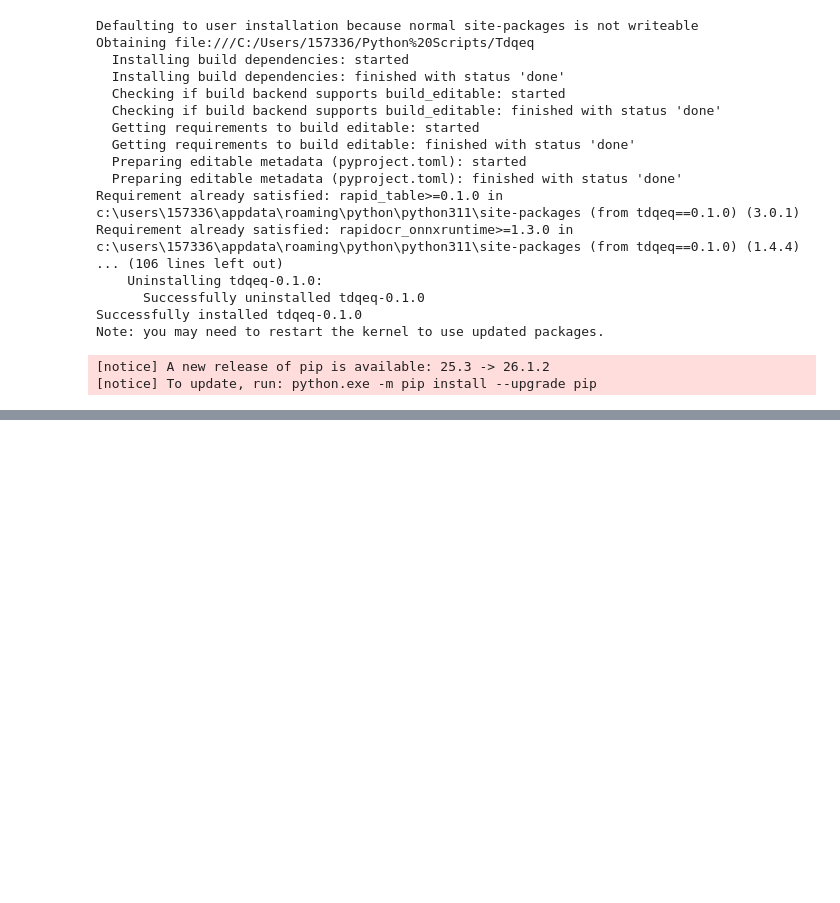
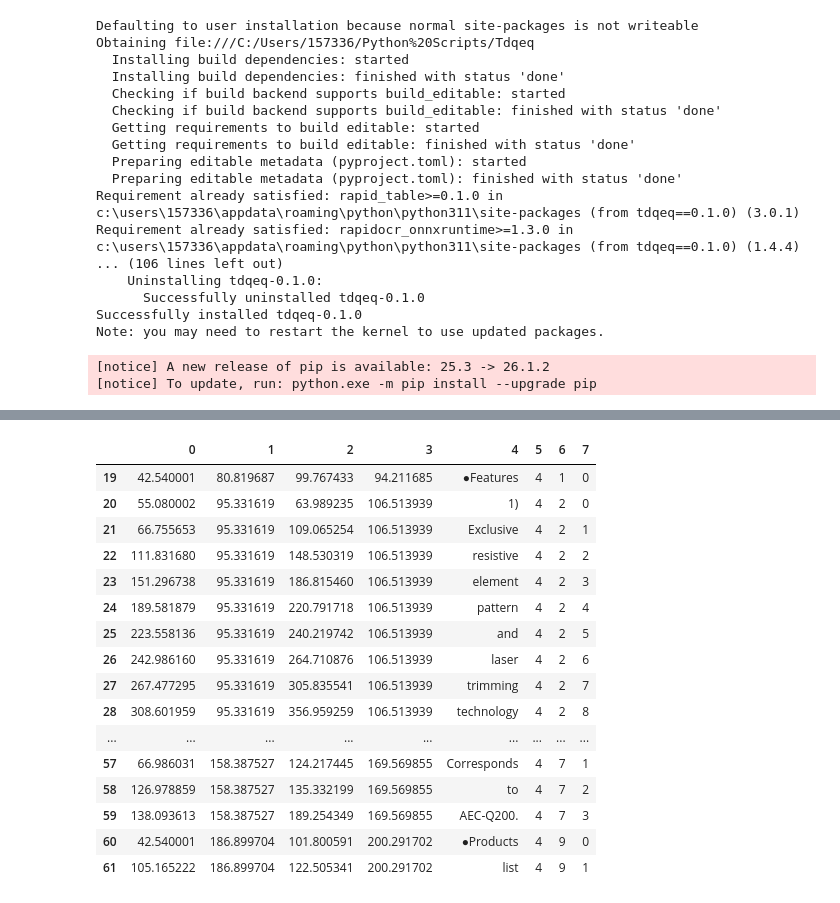
Before and after one commit to HamdEmad/Tdqeq, a Jupyter notebook: test2.ipynb, the cells around one changed output, grey strips where cells are left out. Cells and saved outputs as stored; diff of their text form; code cells hidden in the pictures; blank space fills up the shorter version.

```diff
--- a/test2.ipynb
+++ b/test2.ipynb
@@ -77,0 +145,6 @@ tables[0].cls_score
+# %%
+doc= fitz.open(stream =response.content)
+# %%
+pages= doc.load_page(0)
+# %%
+w= pages.get_text("words")
@@ -77,0 +153,22 @@ tables[0].cls_score
+# %%
+df= pd.DataFrame(w)
+# %%
+df[df[5]==4]
+# %% [output]
+|  | 0 | 1 | 2 | 3 | 4 | 5 | 6 | 7 |
+| 19 | 42.540001 | 80.819687 | 99.767433 | 94.211685 | ●Features | 4 | 1 | 0 |
+| 20 | 55.080002 | 95.331619 | 63.989235 | 106.513939 | 1) | 4 | 2 | 0 |
+| 21 | 66.755653 | 95.331619 | 109.065254 | 106.513939 | Exclusive | 4 | 2 | 1 |
+| 22 | 111.831680 | 95.331619 | 148.530319 | 106.513939 | resistive | 4 | 2 | 2 |
+| 23 | 151.296738 | 95.331619 | 186.815460 | 106.513939 | element | 4 | 2 | 3 |
+| 24 | 189.581879 | 95.331619 | 220.791718 | 106.513939 | pattern | 4 | 2 | 4 |
+| 25 | 223.558136 | 95.331619 | 240.219742 | 106.513939 | and | 4 | 2 | 5 |
+| 26 | 242.986160 | 95.331619 | 264.710876 | 106.513939 | laser | 4 | 2 | 6 |
+| 27 | 267.477295 | 95.331619 | 305.835541 | 106.513939 | trimming | 4 | 2 | 7 |
+| 28 | 308.601959 | 95.331619 | 356.959259 | 106.513939 | technology | 4 | 2 | 8 |
+| ... | ... | ... | ... | ... | ... | ... | ... | ... |
+| 57 | 66.986031 | 158.387527 | 124.217445 | 169.569855 | Corresponds | 4 | 7 | 1 |
+| 58 | 126.978859 | 158.387527 | 135.332199 | 169.569855 | to | 4 | 7 | 2 |
+| 59 | 138.093613 | 158.387527 | 189.254349 | 169.569855 | AEC-Q200. | 4 | 7 | 3 |
+| 60 | 42.540001 | 186.899704 | 101.800591 | 200.291702 | ●Products | 4 | 9 | 0 |
+| 61 | 105.165222 | 186.899704 | 122.505341 | 200.291702 | list | 4 | 9 | 1 |
```
Also changed, not shown: parts of 19 cells of this notebook, 19 other files.
